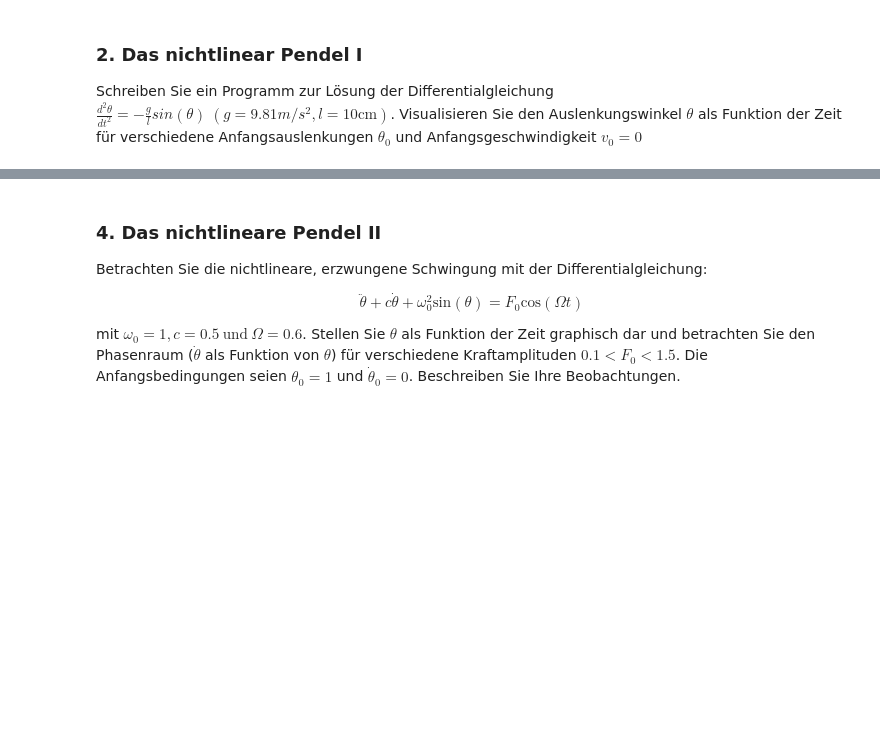
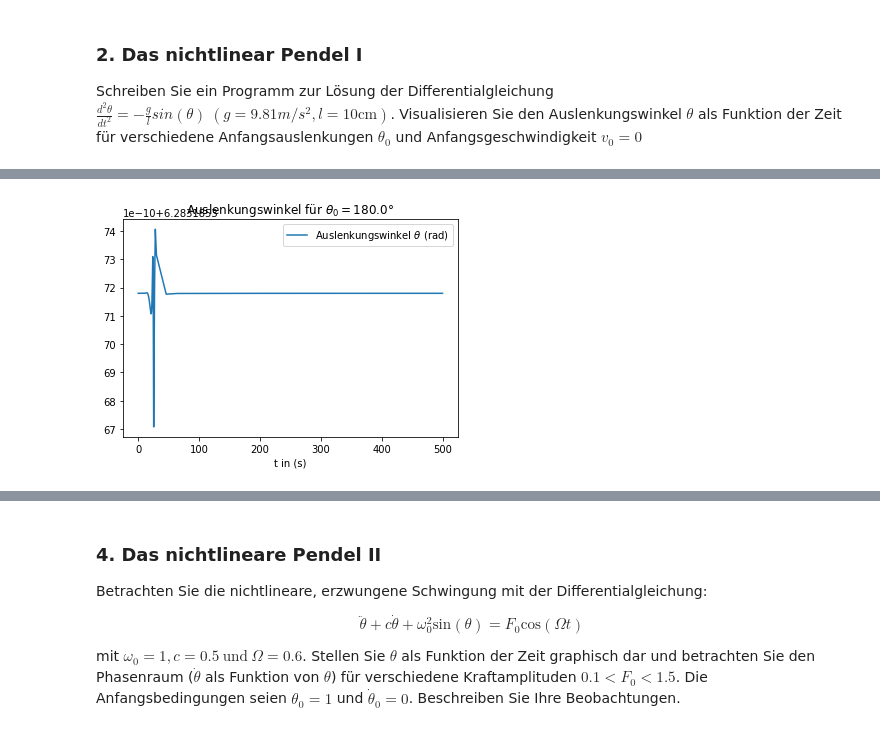
Before and after one commit to AlexandraMayer/Modellbildung-und-Simulation, a Jupyter notebook: Abgabe 3/Schwingungen (Mayer, Meyer).ipynb, the cells around one changed output, grey strips where cells are left out. Drawn from its saved outputs; the diff is of its cells as text; code cells hidden in the pictures; blank space fills up the shorter version.

```diff
--- a/Abgabe 3/Schwingungen (Mayer, Meyer).ipynb
+++ b/Abgabe 3/Schwingungen (Mayer, Meyer).ipynb
@@ -13,0 +67,13 @@ Schreiben Sie ein Programm zur Lösung der Differentialgleichung $ \frac{d^2 \th
+# %%
+theta0_2 = 2*np.pi
+y0 = [theta0_2, 0.]
+tvals_2, thetas_2 = coorThetas(y0, 0, 500, 10000)
+plt.plot(tvals_2, thetas_2[:, 0], label=u'Auslenkungswinkel $\\theta$ (rad)')
+#plt.show()
+#plt.plot(tvals, thetas[:, 1], label=u'Geschwindikeit')
+plt.title(u'Auslenkungswinkel für $\\theta_0='+str(theta0_1*(180/np.pi))+'°$')
+plt.legend()
+plt.xlabel('t in (s)')
+plt.show()
+# %% [output]
+[figure, added]
```
Also changed, not shown: parts of 41 cells of this notebook.
